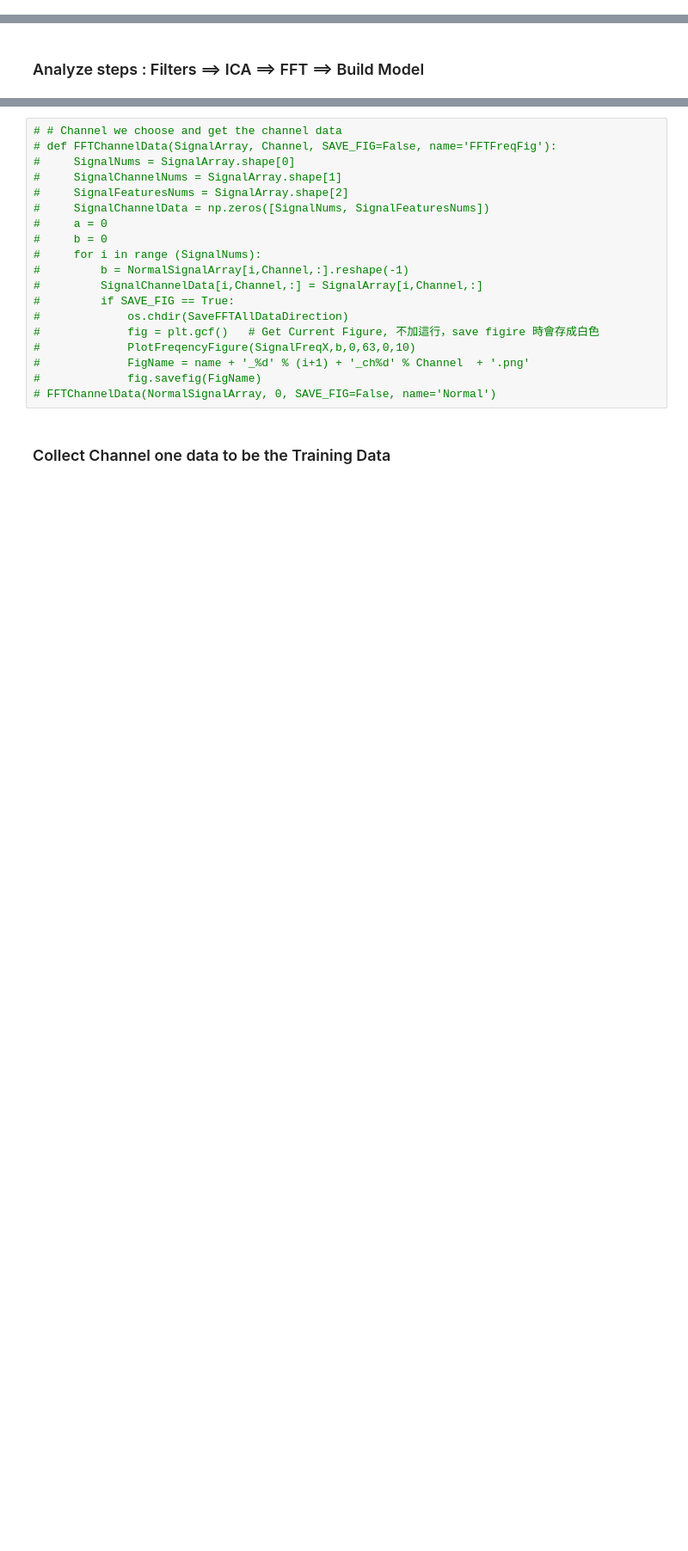
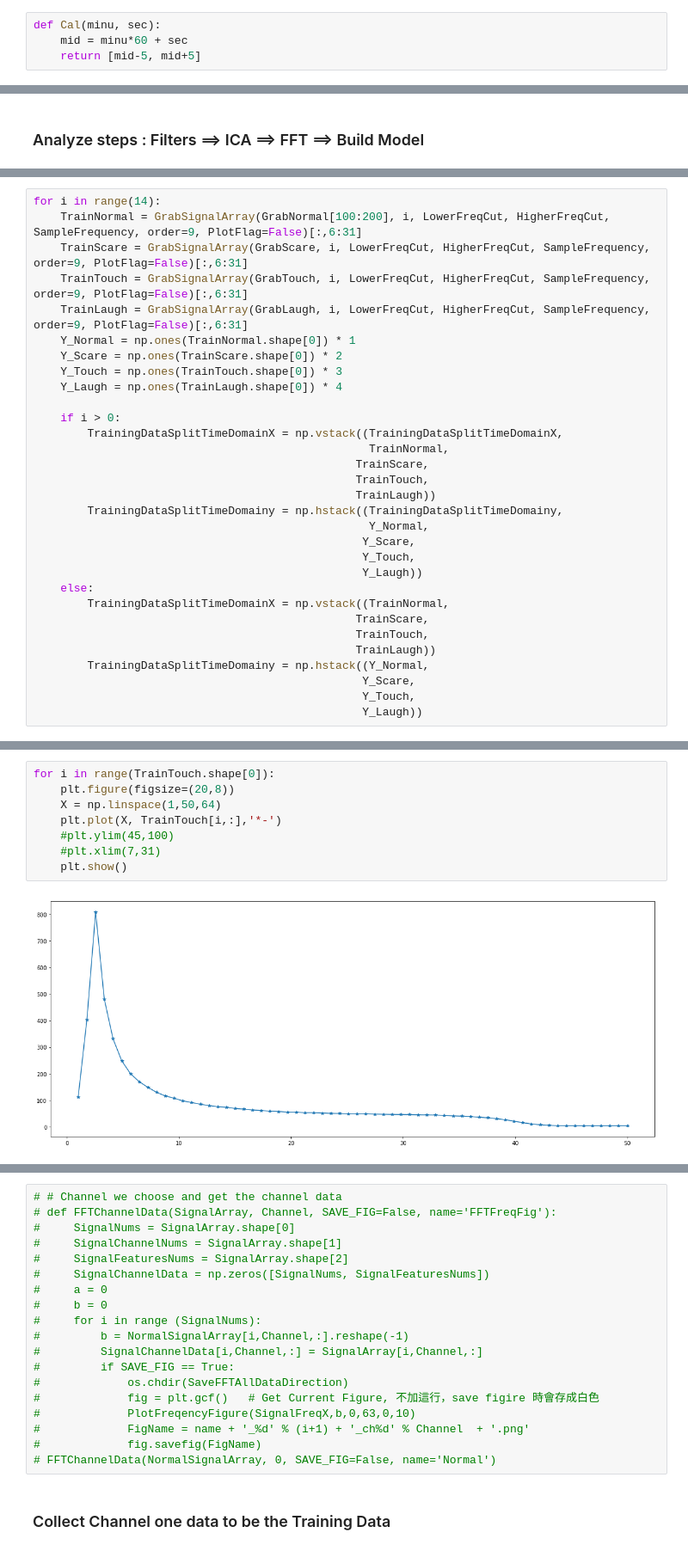
Before and after one commit to ZXPAY/EEG_Emotion_Classification, a Jupyter notebook: EEGModelML.ipynb, the cells around one changed output, grey strips where cells are left out. Shown at 86% size. Cells and saved outputs as stored; diff of their text form; blank space fills up the shorter version.

```diff
--- a/EEGModelML.ipynb
+++ b/EEGModelML.ipynb
@@ -166,0 +195,4 @@ def PlotFreqencyFigure(FreqList, FFTData, FreqL, FreqH, YlimL=None, YlimH=None,
+# %%
+def Cal(minu, sec):
+    mid = minu*60 + sec
+    return [mid-5, mid+5]
@@ -168,0 +539,31 @@ def PlotFreqencyFigure(FreqList, FFTData, FreqL, FreqH, YlimL=None, YlimH=None,
+# %%
+for i in range(14):
+    TrainNormal = GrabSignalArray(GrabNormal[100:200], i, LowerFreqCut, HigherFreqCut, SampleFrequency, order=9, PlotFlag=False)[:,6:31]
+    TrainScare = GrabSignalArray(GrabScare, i, LowerFreqCut, HigherFreqCut, SampleFrequency, order=9, PlotFlag=False)[:,6:31]
+    TrainTouch = GrabSignalArray(GrabTouch, i, LowerFreqCut, HigherFreqCut, SampleFrequency, order=9, PlotFlag=False)[:,6:31]
+    TrainLaugh = GrabSignalArray(GrabLaugh, i, LowerFreqCut, HigherFreqCut, SampleFrequency, order=9, PlotFlag=False)[:,6:31]
+    Y_Normal = np.ones(TrainNormal.shape[0]) * 1
+    Y_Scare = np.ones(TrainScare.shape[0]) * 2
+    Y_Touch = np.ones(TrainTouch.shape[0]) * 3
+    Y_Laugh = np.ones(TrainLaugh.shape[0]) * 4
+
+    if i > 0:
+        TrainingDataSplitTimeDomainX = np.vstack((TrainingDataSplitTimeDomainX,
+                                                  TrainNormal,
+                                                TrainScare,
+                                                TrainTouch,
+                                                TrainLaugh))
+        TrainingDataSplitTimeDomainy = np.hstack((TrainingDataSplitTimeDomainy,
+                                                  Y_Normal,
+                                                 Y_Scare,
+                                                 Y_Touch,
+                                                 Y_Laugh))
+    else:
+        TrainingDataSplitTimeDomainX = np.vstack((TrainNormal,
+                                                TrainScare,
+                                                TrainTouch,
+                                                TrainLaugh))
+        TrainingDataSplitTimeDomainy = np.hstack((Y_Normal,
+                                                 Y_Scare,
+                                                 Y_Touch,
+                                                 Y_Laugh))
@@ -168,0 +574,10 @@ def PlotFreqencyFigure(FreqList, FFTData, FreqL, FreqH, YlimL=None, YlimH=None,
+# %%
+for i in range(TrainTouch.shape[0]):
+    plt.figure(figsize=(20,8))
+    X = np.linspace(1,50,64)
+    plt.plot(X, TrainTouch[i,:],'*-')
+    #plt.ylim(45,100)
+    #plt.xlim(7,31)
+    plt.show()
+# %% [output]
+[figure, added]
```
Also changed, not shown: parts of 24 cells of this notebook, 22 other files.
